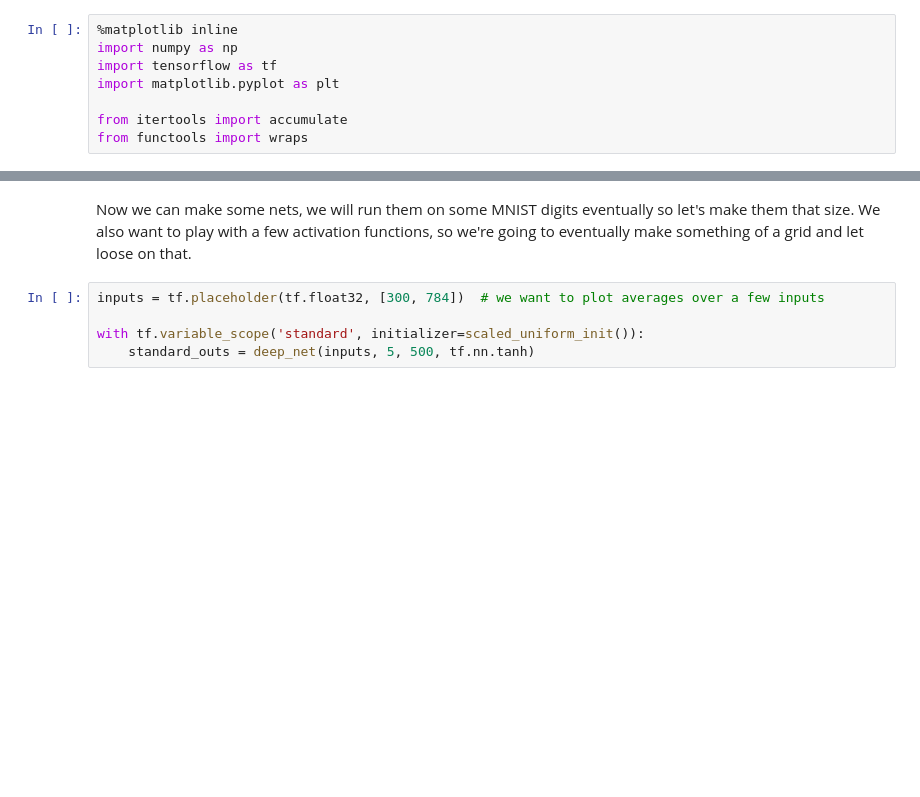
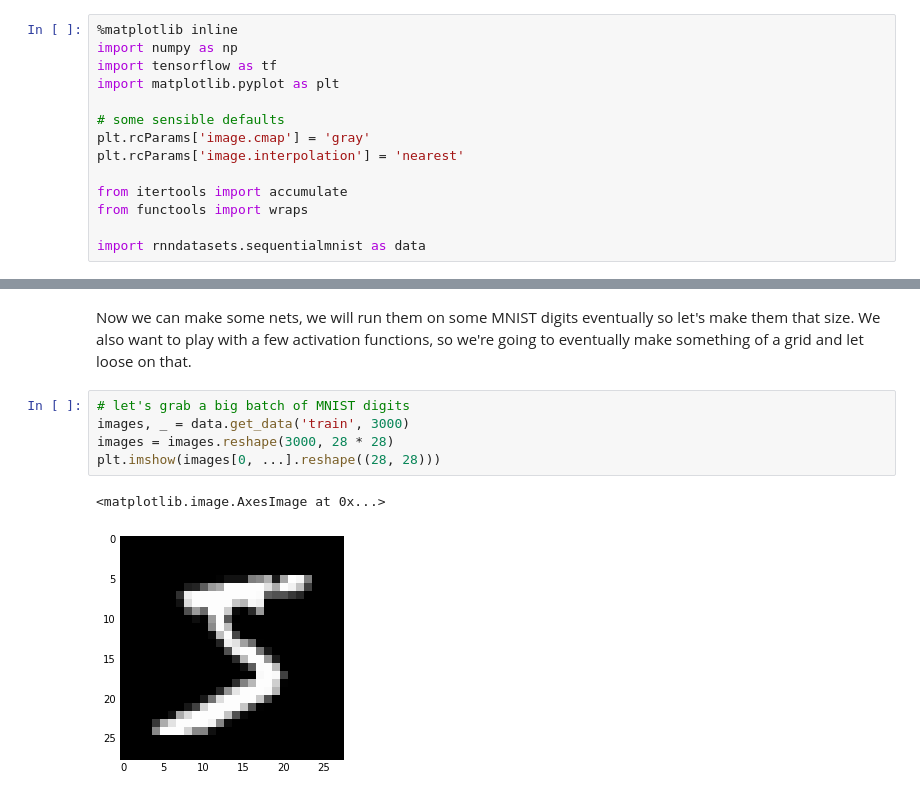
Before and after one commit to PFCM/odds-and-ends, a Jupyter notebook: Glorot pictures.ipynb, the cells around one changed output, grey strips where cells are left out. Drawn from its saved outputs; the diff is of its cells as text; blank space fills up the shorter version.

```diff
--- a/Glorot pictures.ipynb
+++ b/Glorot pictures.ipynb
@@ -4,8 +4,14 @@ import numpy as np
 import tensorflow as tf
 import matplotlib.pyplot as plt
 
+# some sensible defaults
+plt.rcParams['image.cmap'] = 'gray'
+plt.rcParams['image.interpolation'] = 'nearest'
+
 from itertools import accumulate
 from functools import wraps
+
+import rnndatasets.sequentialmnist as data
 # %% [markdown]
 # Activations, with various initialisation
 
@@ -66,8 +79,11 @@ We are also interested in Saxe's orthogonal init, coming soon
 # %% [markdown]
 Now we can make some nets, we will run them on some MNIST digits eventually so let's make them that size.
 We also want to play with a few activation functions, so we're going to eventually make something of a grid and let loose on that.
-# %%
-inputs = tf.placeholder(tf.float32, [300, 784])  # we want to plot averages over a few inputs
-
-with tf.variable_scope('standard', initializer=scaled_uniform_init()):
-    standard_outs = deep_net(inputs, 5, 500, tf.nn.tanh)
+# %%
+# let's grab a big batch of MNIST digits
+images, _ = data.get_data('train', 3000)
+images = images.reshape(3000, 28 * 28)
+plt.imshow(images[0, ...].reshape((28, 28)))
+# %% [output]
+<matplotlib.image.AxesImage at 0x...>
+[figure, added]
```
Also changed, not shown: parts of 9 cells of this notebook.
